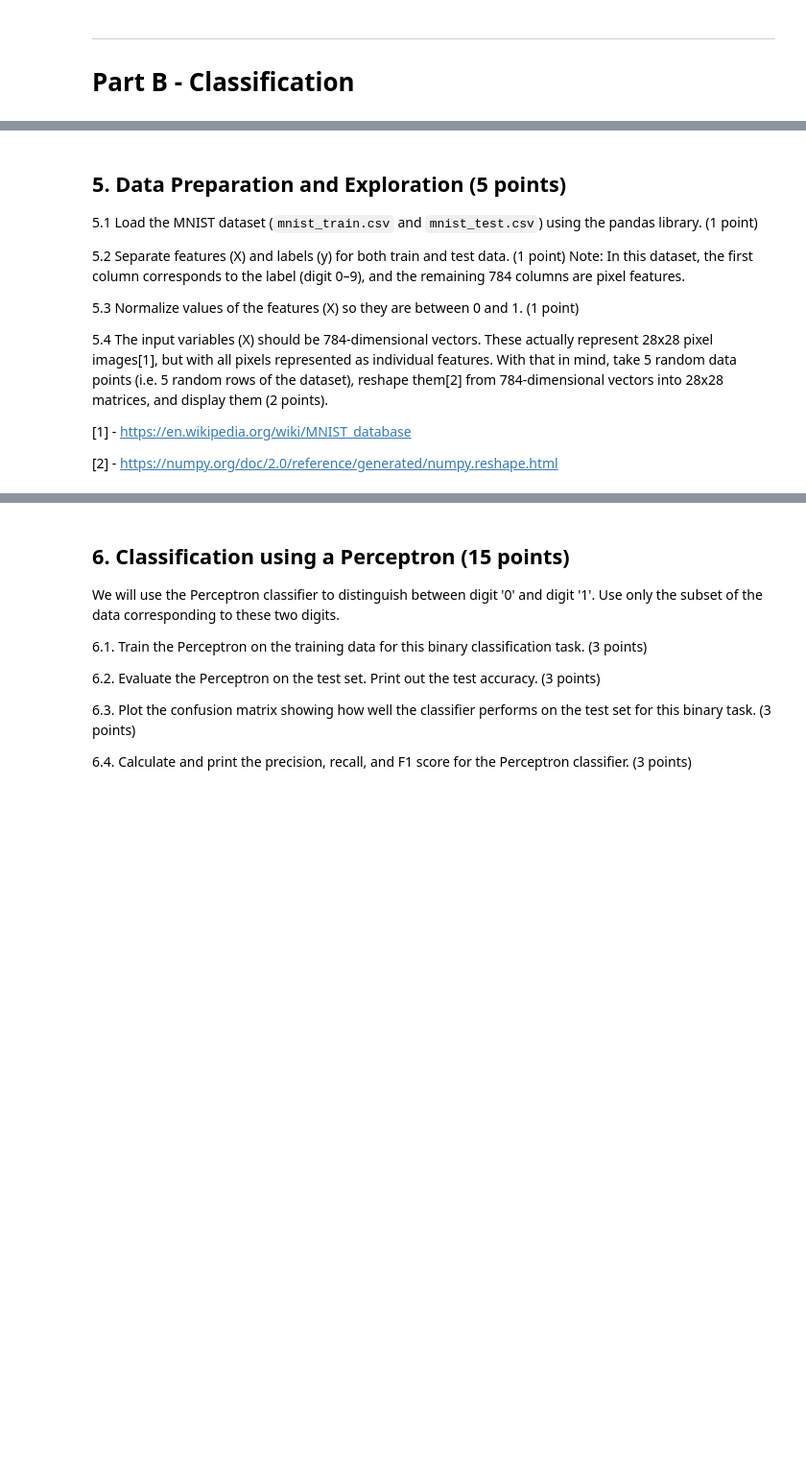
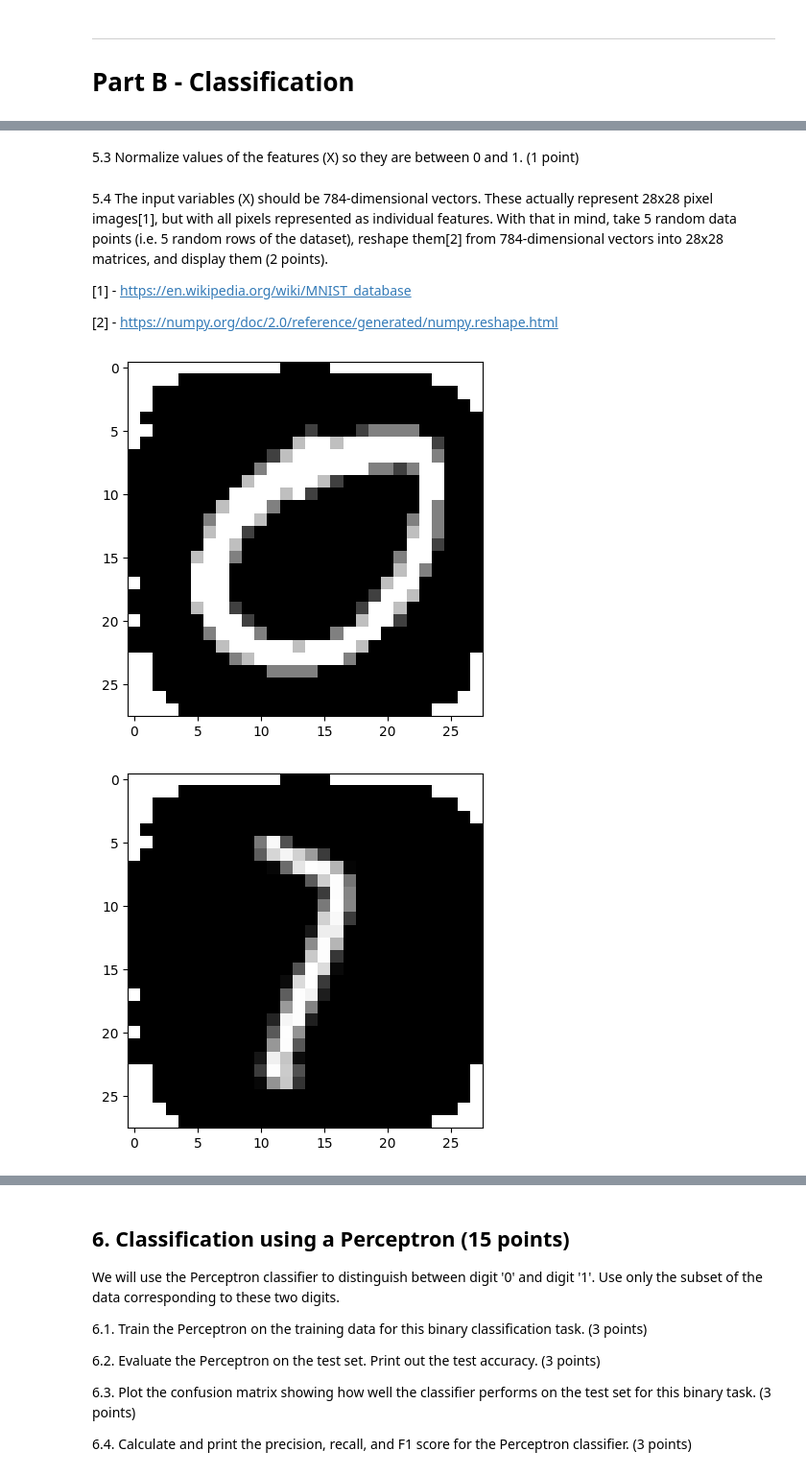
Before and after one commit to SpaceEnthusiast07/UNI, a Jupyter notebook: COM1011 - Machine Learning/Coursework/CW1/COM1011-750032575.ipynb, the cells around one changed output, grey strips where cells are left out. Shown at 96% size. Saved outputs shown, nothing was run; the diff lists cells and outputs as text; code cells hidden in the pictures; blank space fills up the shorter version.

```diff
--- a/COM1011 - Machine Learning/Coursework/CW1/COM1011-750032575.ipynb
+++ b/COM1011 - Machine Learning/Coursework/CW1/COM1011-750032575.ipynb
@@ -698,0 +703,6 @@ ______________
+# %%
+# Answers here
+# Load in both the mnist_train and mnist_test datasets
+# Because the csv file doesn't have column headers, "header=None" tells pandas to label the headers as 0,1,2,3,4,...
+mnistTrain = pd.read_csv("mnist_train.csv", header=None)
+mnistTest = pd.read_csv("mnist_test.csv", header=None)
@@ -698,0 +711,11 @@ ______________
+# %%
+# Answers here
+# Separate the training dataset into features and labels
+featuresMnistTrain = mnistTrain.drop(columns=0).copy()
+labelsMnistTrain = mnistTrain[[0]].copy()
+
+# Separate the testing dataset into features and labels
+featuresMnistTest = mnistTest.drop(columns=0).copy()
+labelsMnistTest = mnistTest[[0]].copy()
+# %% [markdown]
+5.3	Normalize values of the features (X) so they are between 0 and 1. (1 point)
@@ -699,12 +753,4 @@ ______________
 # %% [markdown]
-## 5. Data Preparation and Exploration (5 points)
-
-5.1	Load the MNIST dataset (`mnist_train.csv` and `mnist_test.csv`) using the pandas library. (1 point)
-
-5.2	Separate features (X) and labels (y) for both train and test data. (1 point) Note: In this dataset, the first column corresponds to the label (digit 0–9), and the remaining 784 columns are pixel features.
-
-5.3	Normalize values of the features (X) so they are between 0 and 1. (1 point)
-
 5.4 The input variables (X) should be 784-dimensional vectors. These actually represent 28x28 pixel images[1], but with all pixels represented as individual features. With that in mind, take 5 random data points (i.e. 5 random rows of the dataset), reshape them[2] from 784-dimensional vectors into 28x28 matrices, and display them (2 points).
 
 [1] - https://en.wikipedia.org/wiki/MNIST_database
@@ -714,0 +759,19 @@ ______________
+# %%
+# Answers here
+# mnistTrain contains 60,000 images
+# Calculate 5 random integers between 0 and 60,000
+randomRows = np.random.randint(60000, size=(5))
+
+# Loop though each random row
+for randomImage in randomRows:
+    # Retrieve the random row
+    randomRow = featuresMnistTrain.iloc[randomImage]
+    # Convert the 784 pixels into a 28x28 pixel matrix
+    image = np.reshape(randomRow, (28,28))
+    # Display the image using MatPlotLib
+    # "imshow" = image show, "cmap" = colour map
+    plt.imshow(image, cmap="gray")
+    plt.show()
+# %% [output]
+[figure, added]
+[figure, added]
```
Also changed, not shown: parts of 5 cells of this notebook.
